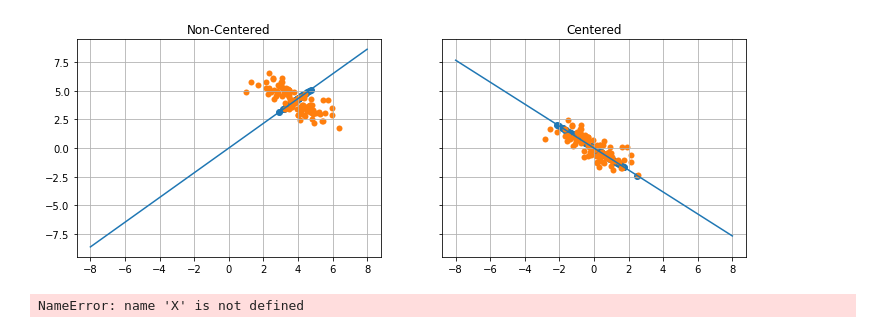
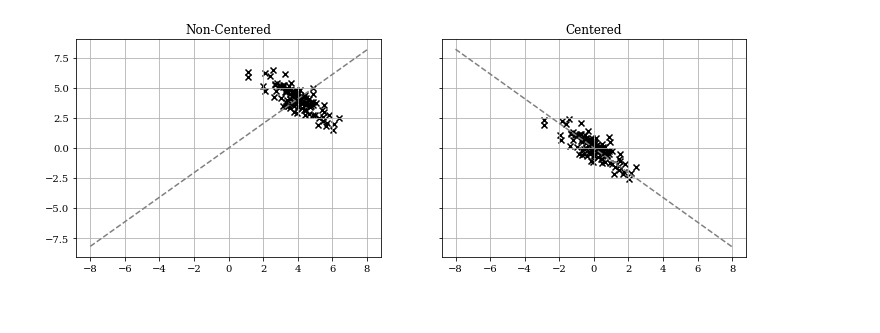
Before and after one commit to jase-clarkson/mini_1, a Jupyter notebook: pca_reconstruction.ipynb, the cells around one changed output. Saved outputs shown, nothing was run; the diff lists cells and outputs as text; code cells hidden in the pictures.

Commit message:
added rpca figure for report

```diff
--- a/pca_reconstruction.ipynb
+++ b/pca_reconstruction.ipynb
@@ -15,39 +15,26 @@ array([[15.73532186, 15.0072732 ],
 # %%
 def project(X, v):
     proj = np.matmul(X, v)
     return np.array([v * proj[i] for i in range(len(X))])
 
-def plot_pc(C, D, title, ax):
+def plot_pc(C, D, title, ax, upper=8):
     e, v = np.linalg.eigh(C)
     pc = v[:, 1]
     m = pc[1] / pc[0]
 
-#     if title == 'Non-Centered':
-#         x = np.linspace(start=0, stop=7, num=100)
-#     else:
-#         x = np.linspace(start=-4, stop=4, num=100)
-    x = np.linspace(-8, 8, 100)
-    ax.plot(x, m*x)
+    x = np.linspace(-8, upper, 100)
+    ax.plot(x, m*x, color='0.50', ls='dashed')
 
     projected = project(D, pc)
-    ax.scatter(projected[:,0], projected[:,1])
     ax.grid()
     ax.set_title(title)
-    ax.scatter(D[:,0], D[:,1], marker='o', linewidth=.0001)
+    ax.scatter(D[:,0], D[:,1], marker='x', color='k')
 
-# project(X, v[:,1], 1)
 fig, axs = plt.subplots(1, 2, figsize=(12, 4), sharex='all', sharey='all')
 plot_pc(S, X, 'Non-Centered', axs[0])
 X_c = X - np.mean(X, axis=0)
 S_c = 1/100 * X_c.T.dot(X_c)
 plot_pc(S_c, X_c, 'Centered', axs[1])
-plt.savefig('Non-Centered.png')
+plt.savefig('Non-Centered.eps', format='eps', dpi=1200, bbox_inches='tight')
 # %% [output]
-[figure, old version]
+[figure, new version]
-# %%
-x = X[0]
-print(x)
-print(np.dot(x, v[:,0])*v[:,0])
-print(np.dot(x, v[:,0])*v[:,0] + np.dot(x, v[:,1])*v[:,1])
-# %% [output]
-NameError: name 'X' is not defined
```
Also changed, not shown: parts of 4 cells of this notebook.
